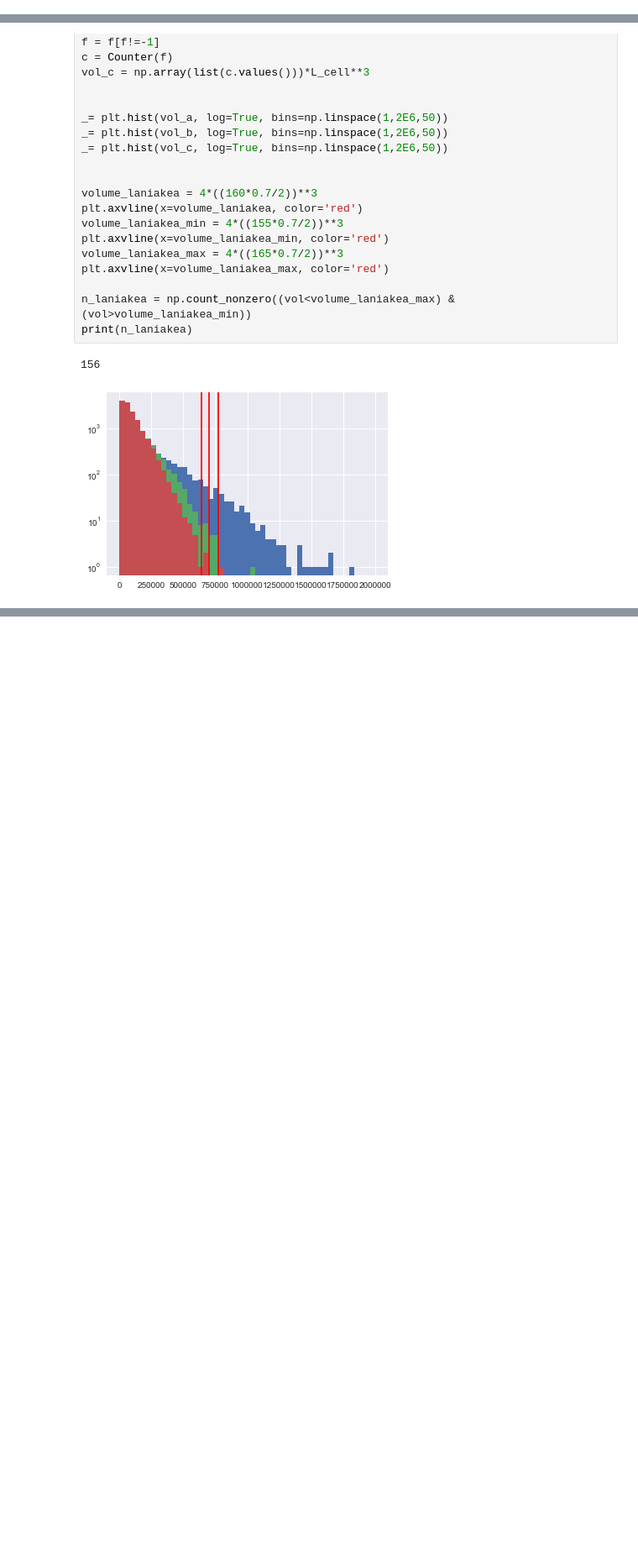
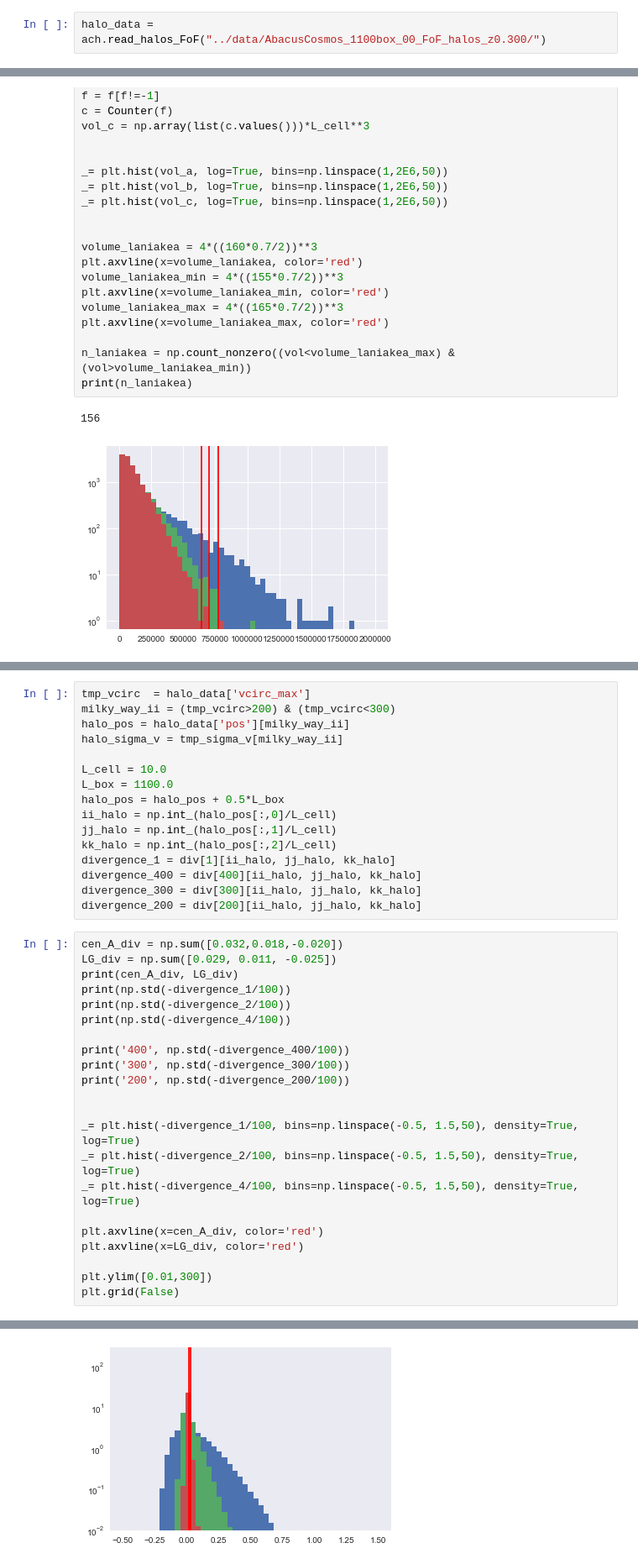
Before and after one commit to forero/abacus, a Jupyter notebook: nb/velocity_fields.ipynb, the cells around one changed output, grey strips where cells are left out. Shown at 84% size. Drawn from its saved outputs; the diff is of its cells as text; blank space fills up the shorter version.

Commit message:
div histograms

```diff
--- a/nb/velocity_fields.ipynb
+++ b/nb/velocity_fields.ipynb
@@ -8,6 +8,8 @@ from collections import Counter
 import scipy.ndimage as scpimg
 
 %matplotlib inline
+# %%
+halo_data = ach.read_halos_FoF("../data/AbacusCosmos_1100box_00_FoF_halos_z0.300/")
 # %%
 div = {}
 div[200] = np.load("../data/AbacusCosmos_1100box_00_FoF_halos_z0.300/fields/div_box_1100.0_sigmacut_200.0_cell_10.0_smooth_1.0.npy")
@@ -245,0 +285,39 @@ print(n_laniakea)
+# %%
+tmp_vcirc  = halo_data['vcirc_max']
+milky_way_ii = (tmp_vcirc>200) & (tmp_vcirc<300)
+halo_pos = halo_data['pos'][milky_way_ii]
+halo_sigma_v = tmp_sigma_v[milky_way_ii]
+
+L_cell = 10.0
+L_box = 1100.0
+halo_pos = halo_pos + 0.5*L_box
+ii_halo = np.int_(halo_pos[:,0]/L_cell)
+jj_halo = np.int_(halo_pos[:,1]/L_cell)
+kk_halo = np.int_(halo_pos[:,2]/L_cell)
+divergence_1 = div[1][ii_halo, jj_halo, kk_halo]
+divergence_400 = div[400][ii_halo, jj_halo, kk_halo]
+divergence_300 = div[300][ii_halo, jj_halo, kk_halo]
+divergence_200 = div[200][ii_halo, jj_halo, kk_halo]
+# %%
+cen_A_div = np.sum([0.032,0.018,-0.020])
+LG_div = np.sum([0.029, 0.011, -0.025])
+print(cen_A_div, LG_div)
+print(np.std(-divergence_1/100))
+print(np.std(-divergence_2/100))
+print(np.std(-divergence_4/100))
+
+print('400', np.std(-divergence_400/100))
+print('300', np.std(-divergence_300/100))
+print('200', np.std(-divergence_200/100))
+
+
+_= plt.hist(-divergence_1/100, bins=np.linspace(-0.5, 1.5,50), density=True, log=True)
+_= plt.hist(-divergence_2/100, bins=np.linspace(-0.5, 1.5,50), density=True, log=True)
+_= plt.hist(-divergence_4/100, bins=np.linspace(-0.5, 1.5,50), density=True, log=True)
+
+plt.axvline(x=cen_A_div, color='red')
+plt.axvline(x=LG_div, color='red')
+
+plt.ylim([0.01,300])
+plt.grid(False)
+# %% [output]
@@ -245,0 +331 @@ print(n_laniakea)
+[figure, added]
```
Also changed, not shown: parts of 5 cells of this notebook.
